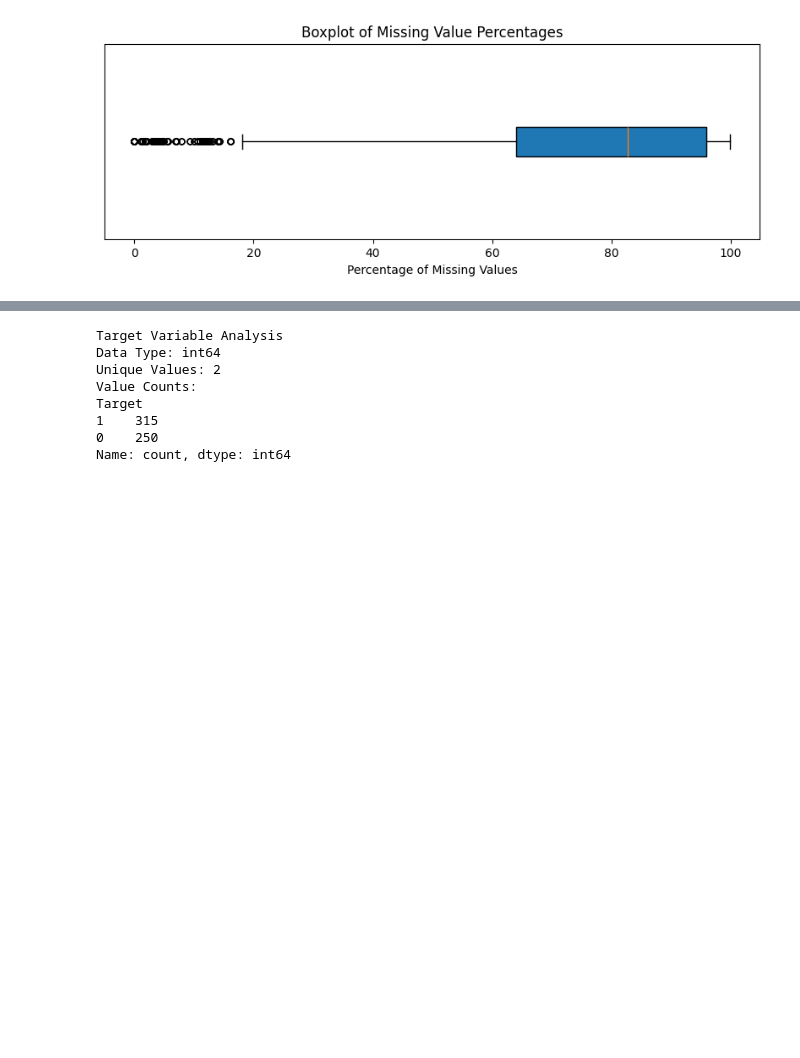
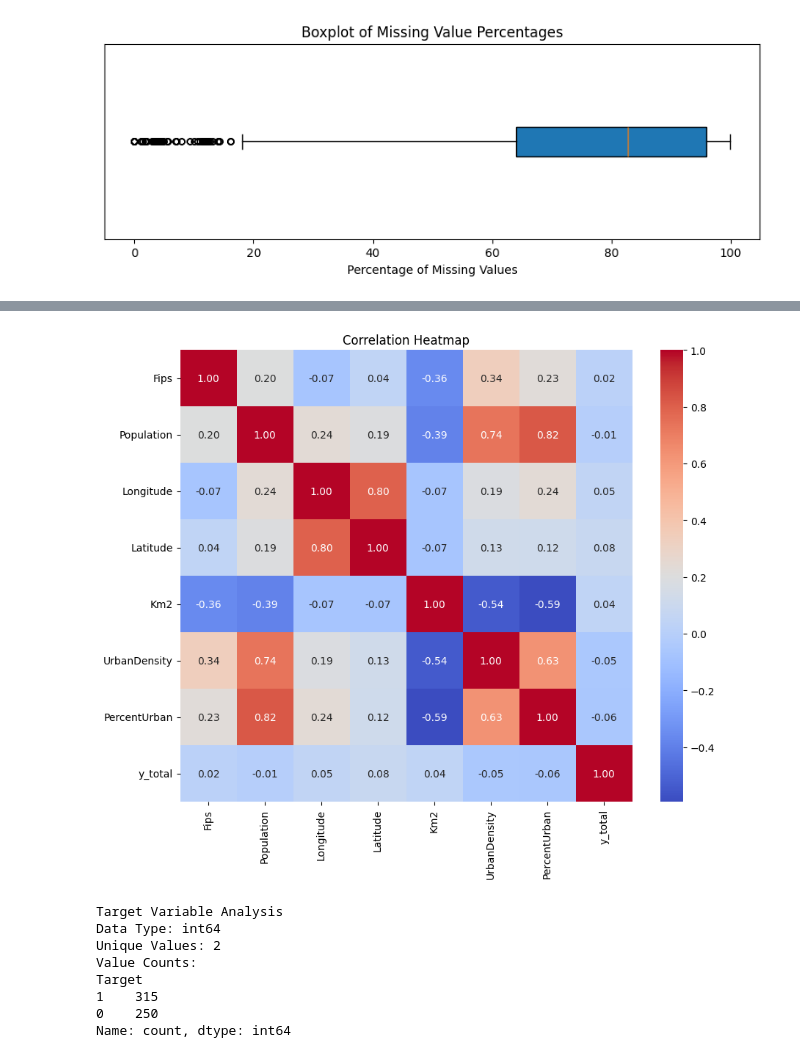
Before and after one commit to praneeth-bojanala5/realitystream, a Jupyter notebook: models/Run-Models-bkup.ipynb, the cells around one changed output, grey strips where cells are left out. Cells and saved outputs as stored; diff of their text form; code cells hidden in the pictures; blank space fills up the shorter version.

```diff
--- a/models/Run-Models-bkup.ipynb
+++ b/models/Run-Models-bkup.ipynb
@@ -864,3 +1077,22 @@ new shape:(565, 224)
+# %%
+def plot_correlation_heatmap(dataframe, column_prefix, target_series=None, target_name='target'):
+  columns_to_analyze = [col for col in dataframe.columns if not col.startswith(column_prefix)]
+  if target_series is not None:
+    if len(target_series) == len(dataframe):
+      dataframe = dataframe.copy()
+      dataframe[target_name] = target_series
+      columns_to_analyze.append(target_name)
+    else:
+      raise ValueError("The length is different")
+    corr_matrix = dataframe[columns_to_analyze].corr()
+    plt.figure(figsize=(10, 8))
+    sns.heatmap(corr_matrix, annot=True, fmt=".2f", cmap='coolwarm', cbar=True, square=True)
+    plt.title('Correlation Heatmap')
+    plt.show()
+
+plot_correlation_heatmap(X_total, 'Emp', y_total, 'y_total')
+# %% [output]
+[figure, added]
 # %%
 def target_variable_analysis(df):
     print("\nTarget Variable Analysis")
```
Also changed, not shown: parts of 22 cells of this notebook.
